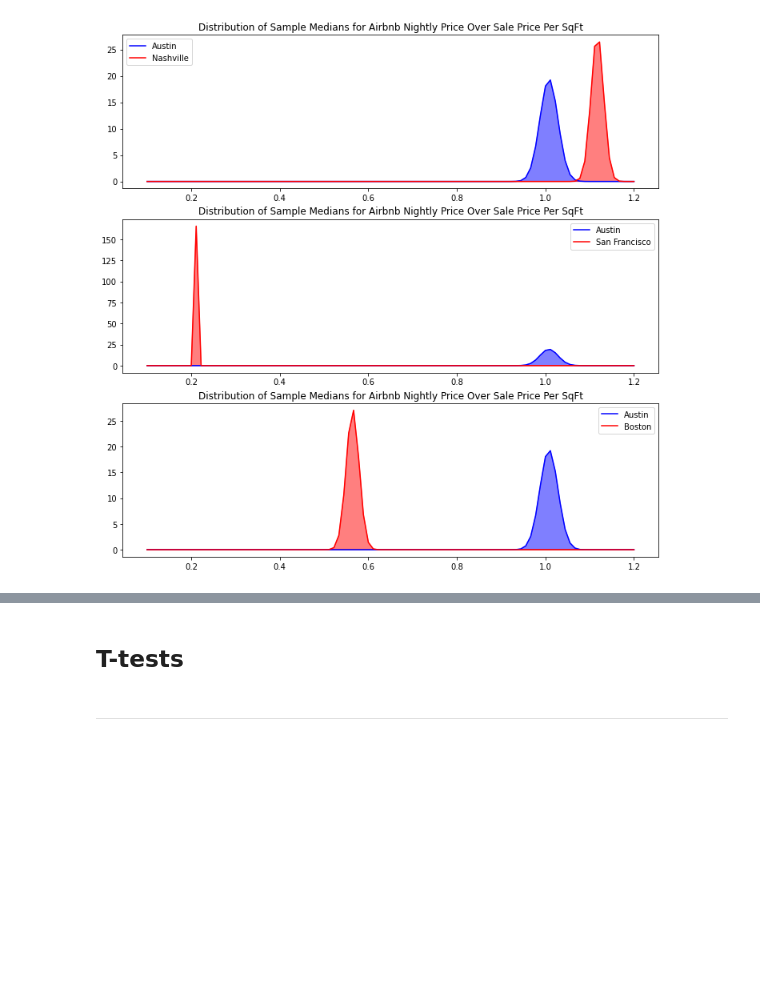
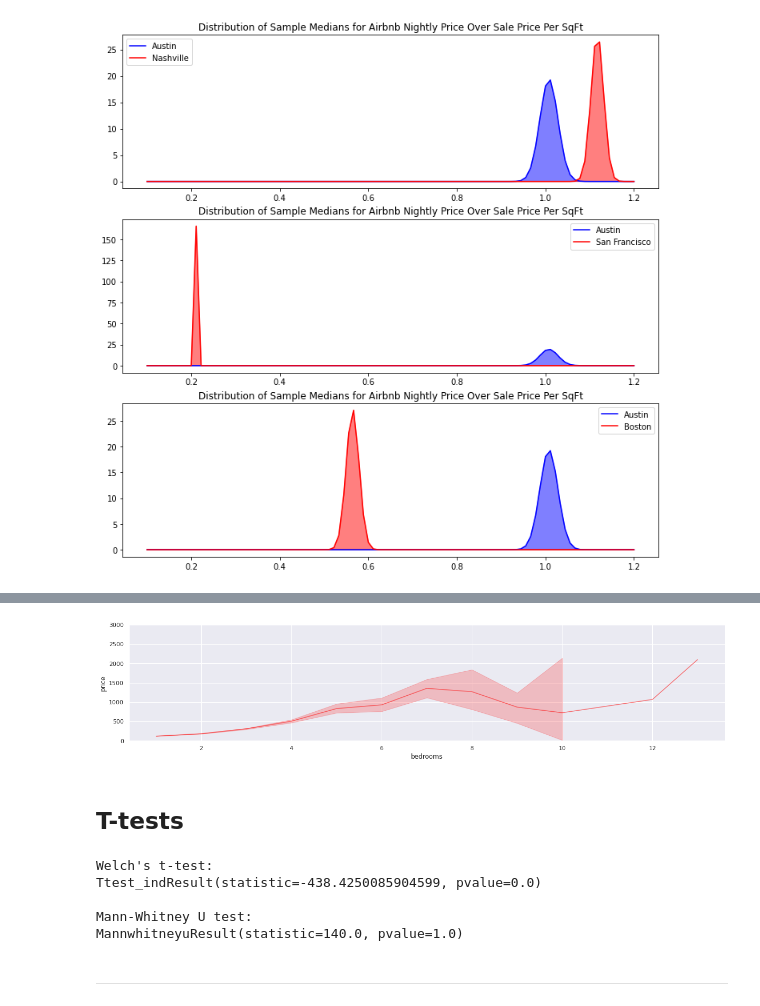
Before and after one commit to randallb15/Real-Estate-Analysis, a Jupyter notebook: CityHypothesisTesting.ipynb, the cells around one changed output, grey strips where cells are left out. Cells and saved outputs as stored; diff of their text form; code cells hidden in the pictures; blank space fills up the shorter version.

Commit message:
updates to stats notebooks and readme

```diff
--- a/CityHypothesisTesting.ipynb
+++ b/CityHypothesisTesting.ipynb
@@ -134,5 +153,29 @@ plt.savefig('img/bootstrapping.png')
+# %%
+fig, ax = plt.subplots(figsize=(20,4))
+ax.set_ylim(0,3000)
+sns.set_theme('paper')
+sns.set(style="darkgrid", color_codes=True)
+sns.lineplot(ax=ax,x=Austin_df['bedrooms'], y=Austin_df['price'],alpha=0.5,color='red')
+sns.despine()
+plt.savefig('img/priceperbedrooms')
+# %% [output]
+[figure, added]
 # %% [markdown]
 ## T-tests
+# %%
+# ttest in scipy is two sided.
+print("Welch's t-test:")
+print(stats.ttest_ind(Austinmedians, Nashvillemedians, equal_var=False))
+print()
+#
+print("Mann-Whitney U test:")
+print(stats.mannwhitneyu(Austinmedians, Nashvillemedians, alternative = 'greater'))
+# %% [output]
+Welch's t-test:
+Ttest_indResult(statistic=-438.4250085904599, pvalue=0.0)
+
+Mann-Whitney U test:
+MannwhitneyuResult(statistic=140.0, pvalue=1.0)
 # %% [markdown]
 ____
 # %% [markdown]
```
Also changed, not shown: parts of 1 cell of this notebook, 7 other files.
